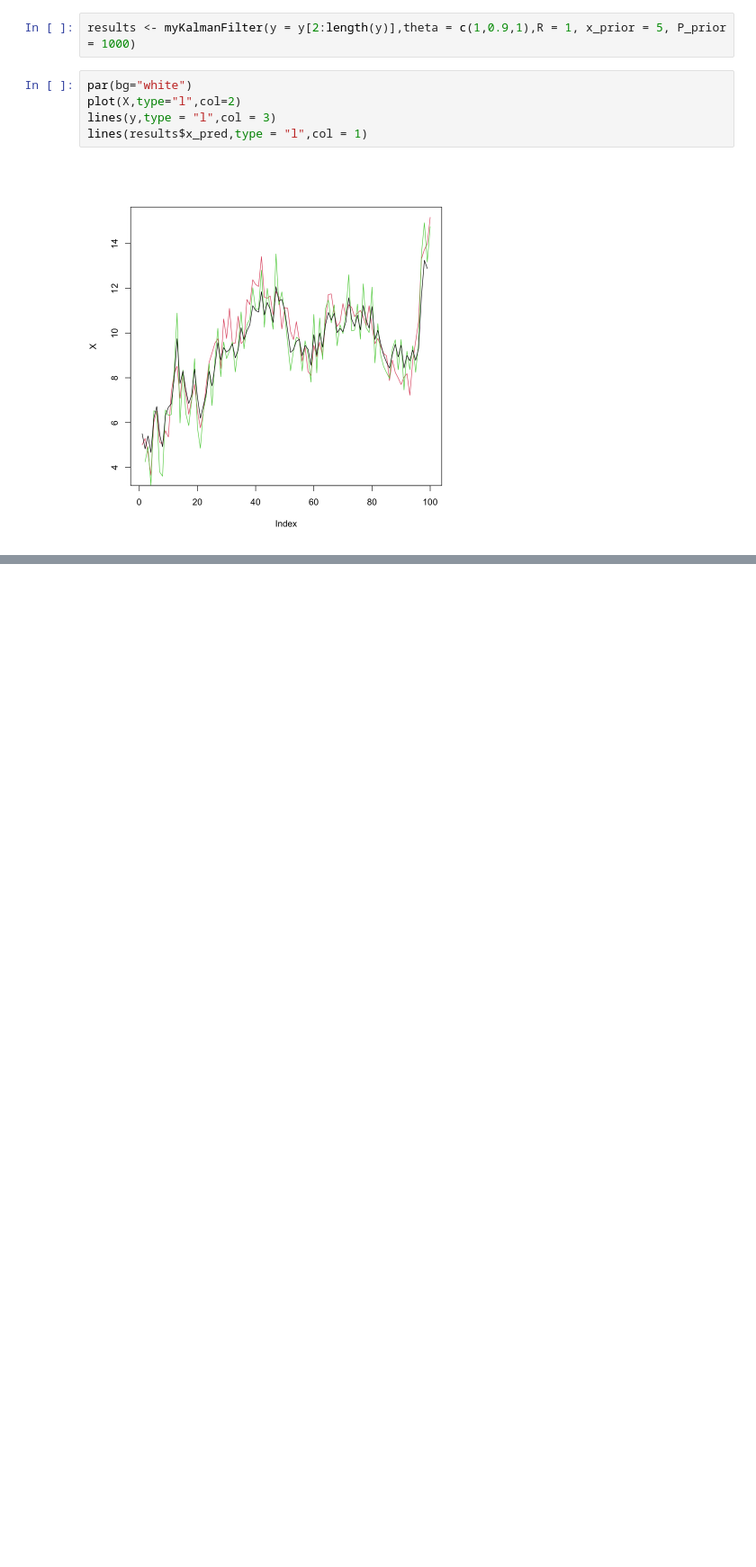
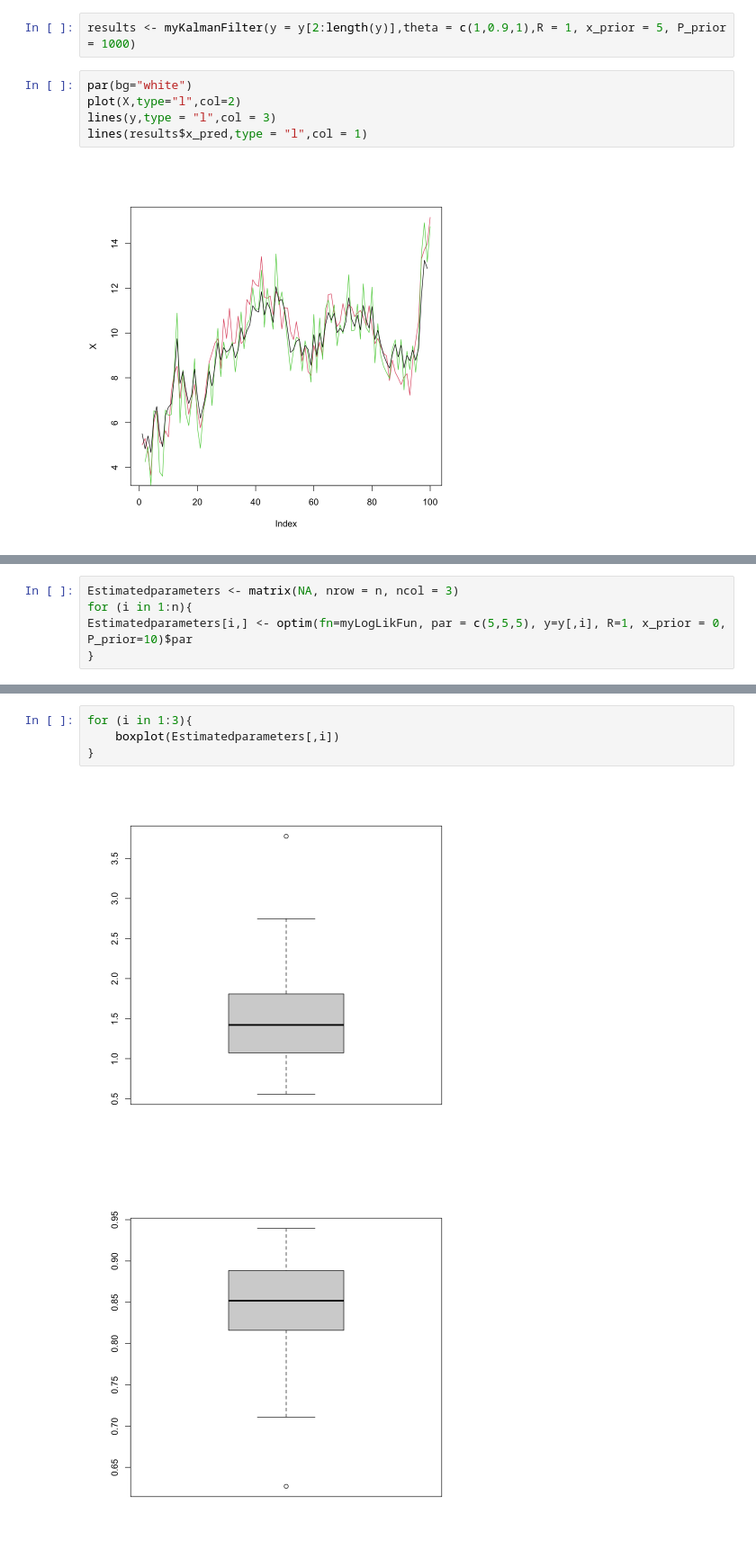
Before and after one commit to mathilderask/TimeSeriesAnalysis, a Jupyter notebook: Assignment4/opg1_nik.ipynb, the cells around one changed output, grey strips where cells are left out. Shown at 90% size. Cells and saved outputs as stored; diff of their text form; blank space fills up the shorter version.

```diff
--- a/Assignment4/opg1_nik.ipynb
+++ b/Assignment4/opg1_nik.ipynb
@@ -60,0 +94,5 @@ lines(results$x_pred,type = "l",col = 1)
+# %%
+Estimatedparameters <- matrix(NA, nrow = n, ncol = 3)
+for (i in 1:n){
+Estimatedparameters[i,] <- optim(fn=myLogLikFun, par = c(5,5,5), y=y[,i], R=1, x_prior = 0, P_prior=10)$par
+}
@@ -60,0 +117,7 @@ lines(results$x_pred,type = "l",col = 1)
+# %%
+for (i in 1:3){
+    boxplot(Estimatedparameters[,i])
+}
+# %% [output]
+[figure, added]
+[figure, added]
```
Also changed, not shown: parts of 8 cells of this notebook, 5 other files.
